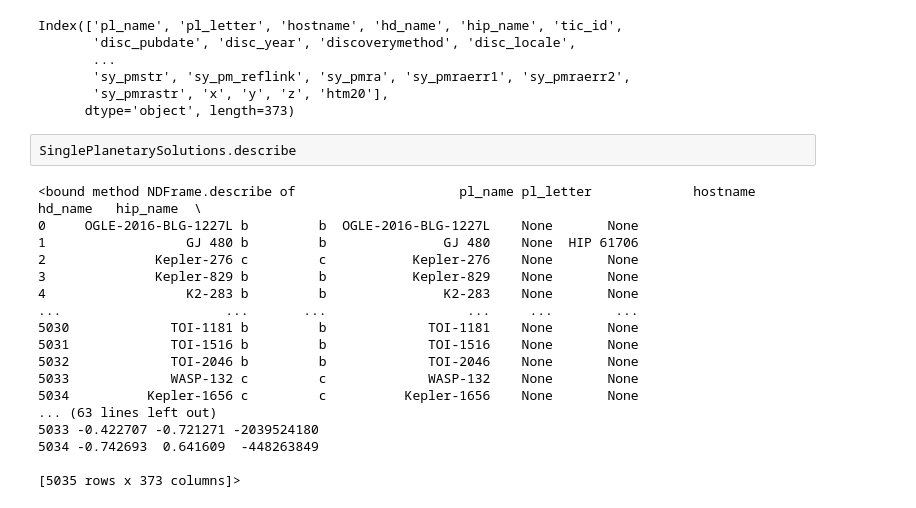
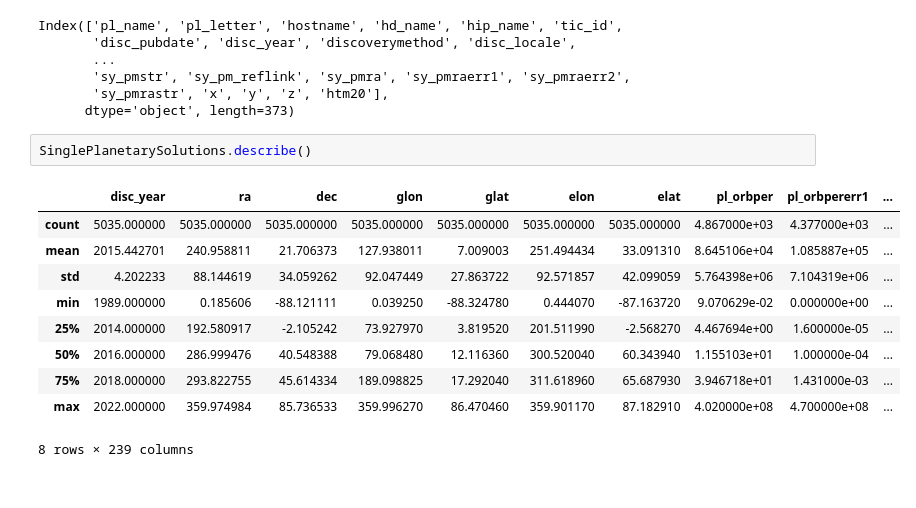
Before and after one commit to jack-eddy-symposium/exoplanetary-impact, a Jupyter notebook: exoplanet-data-pull.ipynb, the cells around one changed output. Saved outputs shown, nothing was run; the diff lists cells and outputs as text.

```diff
--- a/exoplanet-data-pull.ipynb
+++ b/exoplanet-data-pull.ipynb
@@ -85,22 +78,15 @@ Index(['pl_name', 'pl_letter', 'hostname', 'hd_name', 'hip_name', 'tic_id',
        'sy_pmrastr', 'x', 'y', 'z', 'htm20'],
       dtype='object', length=373)
 # %%
-SinglePlanetarySolutions.describe
+SinglePlanetarySolutions.describe()
 # %% [output]
+|  | disc_year | ra | dec | glon | glat | elon | elat | pl_orbper | pl_orbpererr1 | ... |
+| count | 5035.000000 | 5035.000000 | 5035.000000 | 5035.000000 | 5035.000000 | 5035.000000 | 5035.000000 | 4.867000e+03 | 4.377000e+03 | ... |
+| mean | 2015.442701 | 240.958811 | 21.706373 | 127.938011 | 7.009003 | 251.494434 | 33.091310 | 8.645106e+04 | 1.085887e+05 | ... |
+| std | 4.202233 | 88.144619 | 34.059262 | 92.047449 | 27.863722 | 92.571857 | 42.099059 | 5.764398e+06 | 7.104319e+06 | ... |
+| min | 1989.000000 | 0.185606 | -88.121111 | 0.039250 | -88.324780 | 0.444070 | -87.163720 | 9.070629e-02 | 0.000000e+00 | ... |
+| 25% | 2014.000000 | 192.580917 | -2.105242 | 73.927970 | 3.819520 | 201.511990 | -2.568270 | 4.467694e+00 | 1.600000e-05 | ... |
+| 50% | 2016.000000 | 286.999476 | 40.548388 | 79.068480 | 12.116360 | 300.520040 | 60.343940 | 1.155103e+01 | 1.000000e-04 | ... |
+| 75% | 2018.000000 | 293.822755 | 45.614334 | 189.098825 | 17.292040 | 311.618960 | 65.687930 | 3.946718e+01 | 1.431000e-03 | ... |
+| max | 2022.000000 | 359.974984 | 85.736533 | 359.996270 | 86.470460 | 359.901170 | 87.182910 | 4.020000e+08 | 4.700000e+08 | ... |
-<bound method NDFrame.describe of                     pl_name pl_letter             hostname hd_name   hip_name  \
-0     OGLE-2016-BLG-1227L b         b  OGLE-2016-BLG-1227L    None       None
-1                  GJ 480 b         b               GJ 480    None  HIP 61706
-2              Kepler-276 c         c           Kepler-276    None       None
-3              Kepler-829 b         b           Kepler-829    None       None
-4                  K2-283 b         b               K2-283    None       None
-...                     ...       ...                  ...     ...        ...
-5030             TOI-1181 b         b             TOI-1181    None       None
-5031             TOI-1516 b         b             TOI-1516    None       None
-5032             TOI-2046 b         b             TOI-2046    None       None
-5033             WASP-132 c         c             WASP-132    None       None
-5034          Kepler-1656 c         c          Kepler-1656    None       None
-... (63 lines left out)
-5033 -0.422707 -0.721271 -2039524180
-5034 -0.742693  0.641609  -448263849
-
-[5035 rows x 373 columns]>
+8 rows × 239 columns
```
Also changed, not shown: parts of 2 cells of this notebook, 2 other files.
